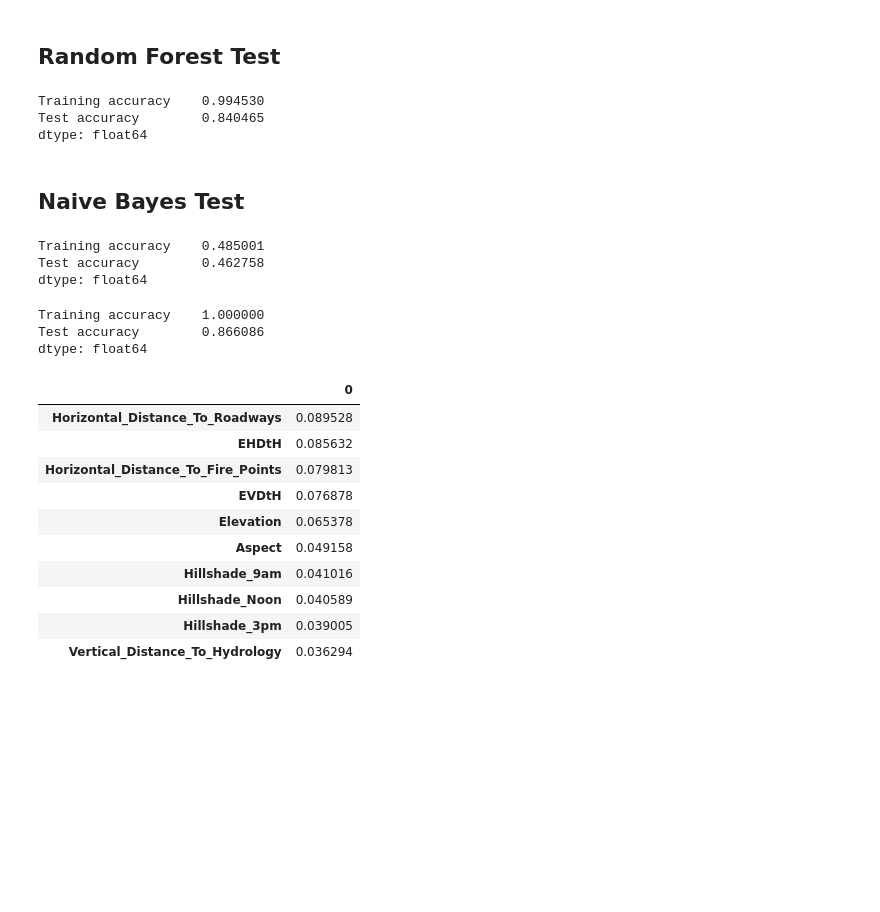
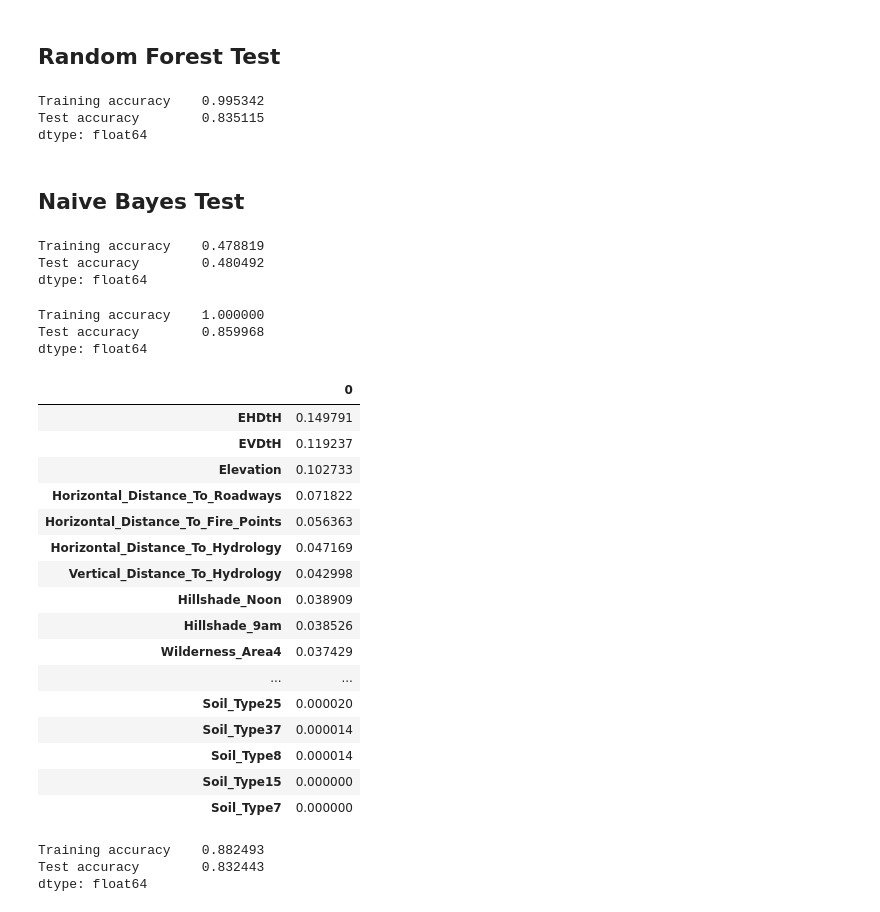
Before and after one commit to pemj/cis572, a Jupyter notebook: code/Forest Cover Analysis.ipynb, the cells around one changed output. Saved outputs shown, nothing was run; the diff lists cells and outputs as text; code cells hidden in the pictures; blank space fills up the shorter version.

```diff
--- a/code/Forest Cover Analysis.ipynb
+++ b/code/Forest Cover Analysis.ipynb
@@ -88,7 +88,7 @@ ax.legend(patches, labels, loc='center left', bbox_to_anchor=(1.02, 0.8))
 # %% [markdown]
 ## Feature engineering
 # %%
-features = [col for col in train.columns if col not in ['Cover_Type','Id']]
+features = [col for col in train.columns if col not in ['Cover_Type','Id','is_train']]
 
 X_train = train[features]
 X_validation = validation[features]
@@ -104,8 +104,8 @@ pd.Series([
         accuracy_score(y_validation, clf.predict(X_validation))
     ], index=["Training accuracy", "Test accuracy"])
 # %% [output]
-Training accuracy    0.994530
-Test accuracy        0.840465
+Training accuracy    0.995342
+Test accuracy        0.835115
 dtype: float64
 # %% [markdown]
 ## Naive Bayes Test
@@ -115,10 +115,10 @@ gnb_fitted = gnb.fit(train[features], y_training)
 pd.Series([
         accuracy_score(y_training, gnb_fitted.predict(train[features])),
         accuracy_score(y_validation, gnb_fitted.predict(validation[features]))
-    ], index=["Training accuracy", "Test accuracy"])
+   ], index=["Training accuracy", "Test accuracy"])
 # %% [output]
-Training accuracy    0.485001
-Test accuracy        0.462758
+Training accuracy    0.478819
+Test accuracy        0.480492
 dtype: float64
 # %%
 rt = .36
@@ -133,19 +133,56 @@ pd.Series([
     ], index=["Training accuracy", "Test accuracy"])
 # %% [output]
 Training accuracy    1.000000
-Test accuracy        0.866086
+Test accuracy        0.859968
 dtype: float64
 # %%
-pd.DataFrame(gbm.feature_importances_,index=X_train.columns).sort([0], ascending=False) [:10]
+pd.DataFrame(clf.feature_importances_,index=X_train.columns).sort([0], ascending=False)
 # %% [output]
 |  | 0 |
-| Horizontal_Distance_To_Roadways | 0.089528 |
-| EHDtH | 0.085632 |
-| Horizontal_Distance_To_Fire_Points | 0.079813 |
-| EVDtH | 0.076878 |
-| Elevation | 0.065378 |
-| Aspect | 0.049158 |
-| Hillshade_9am | 0.041016 |
-| Hillshade_Noon | 0.040589 |
-| Hillshade_3pm | 0.039005 |
-| Vertical_Distance_To_Hydrology | 0.036294 |
+| EHDtH | 0.149791 |
+| EVDtH | 0.119237 |
+| Elevation | 0.102733 |
+| Horizontal_Distance_To_Roadways | 0.071822 |
+| Horizontal_Distance_To_Fire_Points | 0.056363 |
+| Horizontal_Distance_To_Hydrology | 0.047169 |
+| Vertical_Distance_To_Hydrology | 0.042998 |
+| Hillshade_Noon | 0.038909 |
+| Hillshade_9am | 0.038526 |
+| Wilderness_Area4 | 0.037429 |
+| ... | ... |
+| Soil_Type25 | 0.000020 |
+| Soil_Type37 | 0.000014 |
+| Soil_Type8 | 0.000014 |
+| Soil_Type15 | 0.000000 |
+| Soil_Type7 | 0.000000 |
+# %%
+from sklearn.neighbors import KNeighborsClassifier
+from sklearn.preprocessing import StandardScaler
+
+scaler = StandardScaler()
+scaled_train = scaler.fit_transform(X_train.astype(np.float))
+scaled_validation = scaler.transform(X_validation.astype(np.float))
+
+scaled_train = pd.DataFrame(scaled_train, columns=features)
+scaled_validation = pd.DataFrame(scaled_validation, columns=features)
+
+feature_importances = []
+for i in range(0, len(clf.feature_importances_)):
+    feature_importances.append((clf.feature_importances_[i] + 0.005)*5)
+
+col_index = 0
+for col in features:
+    scaled_train[col] = scaled_train[col]*feature_importances[col_index]
+    scaled_validation[col] = scaled_validation[col]*feature_importances[col_index]
+    col_index += 1
+
+neighbor = KNeighborsClassifier(n_neighbors=5) #weights="distance"
+neighbor_fitted = neighbor.fit(scaled_train, y_training)
+pd.Series([
+        accuracy_score(y_training, neighbor_fitted.predict(scaled_train)),
+        accuracy_score(y_validation, neighbor_fitted.predict(scaled_validation))
+    ], index=["Training accuracy", "Test accuracy"])
+# %% [output]
+Training accuracy    0.882493
+Test accuracy        0.832443
+dtype: float64
```
Also changed, not shown: parts of 6 cells of this notebook, 5 other files.
